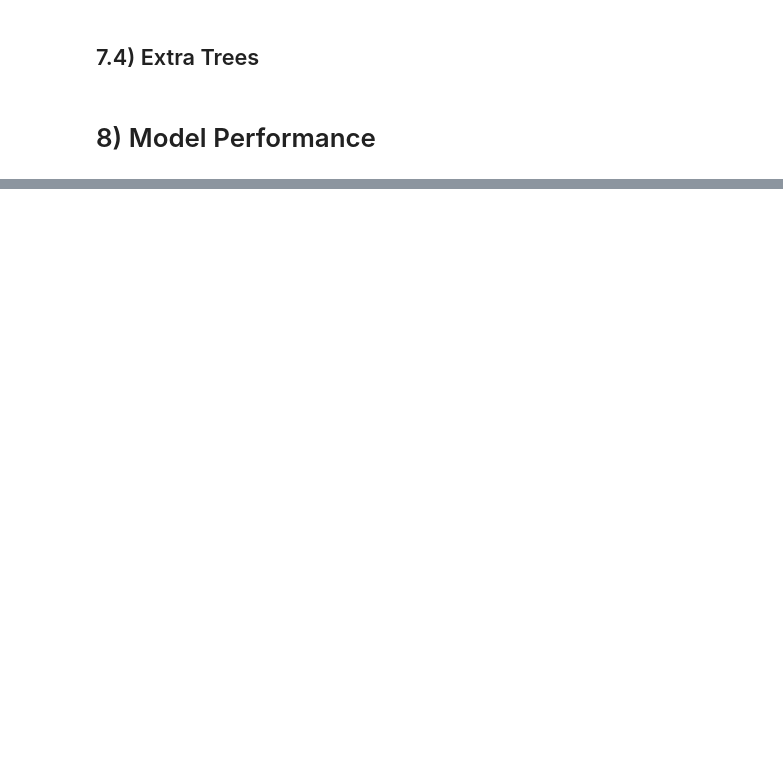
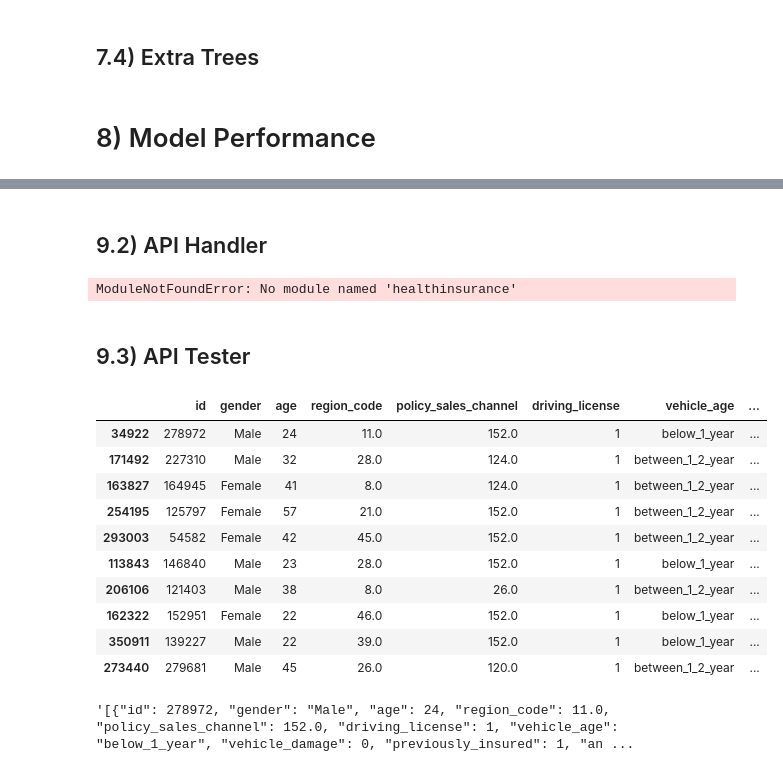
Before and after one commit to jaohenritm/Health-Insurance-Cross-Sell, a Jupyter notebook: notebook_analysis.ipynb, the cells around one changed output, grey strips where cells are left out. Saved outputs shown, nothing was run; the diff lists cells and outputs as text; code cells hidden in the pictures; blank space fills up the shorter version.

```diff
--- a/notebook_analysis.ipynb
+++ b/notebook_analysis.ipynb
@@ -616,0 +699,52 @@ Recall at K: 0.0010713520462824085
+# %% [markdown]
+## 9.2) API Handler
+# %%
+import pickle
+import pandas as pd
+from flask import Flask, request, Response
+from healthinsurance import HealthInsurance
+
+# loading model
+path = '/home/joaohenritm/repos/Health-Insurance-Cross-Sell/'
+model = pickle.load(open(path + 'models/model_logistic_regression.pkl', 'rb'))
+
+# initialize API
+app = Flask(__name__)
+
+@app.route('/predict', method=['POST'])
+def health_insurance_predict():
+    test_json = request.get_json()
+
+    if test_json: # there is data
+        if isinstance(test_json, dict): # unique example
+            test_raw = pd.DataFrame(test_json, index=[0])
+
+        else: # multiple example
+            test_raw = pd.DataFrame(test_json, columns=test_json[0].keys())
+
+        # initialize HealthInsurance class
+        pipeline = HealthInsurance()
+
+        # data cleaning
+        df1 = pipeline.data_cleaning(test_raw)
+
+        # feature engineering
+        df2 = pipeline.feature_engineering(df1)
+
+        # data preparation
+        df3 = pipeline.data_preparation(df2)
+
+        # prediction
+        df_response = pipeline.get_prediction(model, test_raw, df3)
+
+        return df_response
+
+    else:
+        return Response('{}', status=200, mimetype='application/json')
+
+if __name__ == '__main__':
+    app.run('0.0.0.0', debug=True)
+# %% [output]
+ModuleNotFoundError: No module named 'healthinsurance'
+# %% [markdown]
+## 9.3) API Tester
@@ -616,0 +753,19 @@ Recall at K: 0.0010713520462824085
+# %%
+df_test = x_validation
+df_test['response'] = y_validation
+
+df_test = df_test.sample(10)
+# %%
+df_test
+# %% [output]
+|  | id | gender | age | region_code | policy_sales_channel | driving_license | vehicle_age | ... |
+| 34922 | 278972 | Male | 24 | 11.0 | 152.0 | 1 | below_1_year | ... |
+| 171492 | 227310 | Male | 32 | 28.0 | 124.0 | 1 | between_1_2_year | ... |
+| 163827 | 164945 | Female | 41 | 8.0 | 124.0 | 1 | between_1_2_year | ... |
+| 254195 | 125797 | Female | 57 | 21.0 | 152.0 | 1 | between_1_2_year | ... |
+| 293003 | 54582 | Female | 42 | 45.0 | 152.0 | 1 | between_1_2_year | ... |
+| 113843 | 146840 | Male | 23 | 28.0 | 152.0 | 1 | below_1_year | ... |
+| 206106 | 121403 | Male | 38 | 8.0 | 26.0 | 1 | between_1_2_year | ... |
+| 162322 | 152951 | Female | 22 | 46.0 | 152.0 | 1 | below_1_year | ... |
+| 350911 | 139227 | Male | 22 | 39.0 | 152.0 | 1 | below_1_year | ... |
+| 273440 | 279681 | Male | 45 | 26.0 | 120.0 | 1 | between_1_2_year | ... |
@@ -616,0 +774,4 @@ Recall at K: 0.0010713520462824085
+# %%
+data
+# %% [output]
+'[{"id": 278972, "gender": "Male", "age": 24, "region_code": 11.0, "policy_sales_channel": 152.0, "driving_license": 1, "vehicle_age": "below_1_year", "vehicle_damage": 0, "previously_insured": 1, "an ...
```
Also changed, not shown: parts of 19 cells of this notebook, 11 other files.
